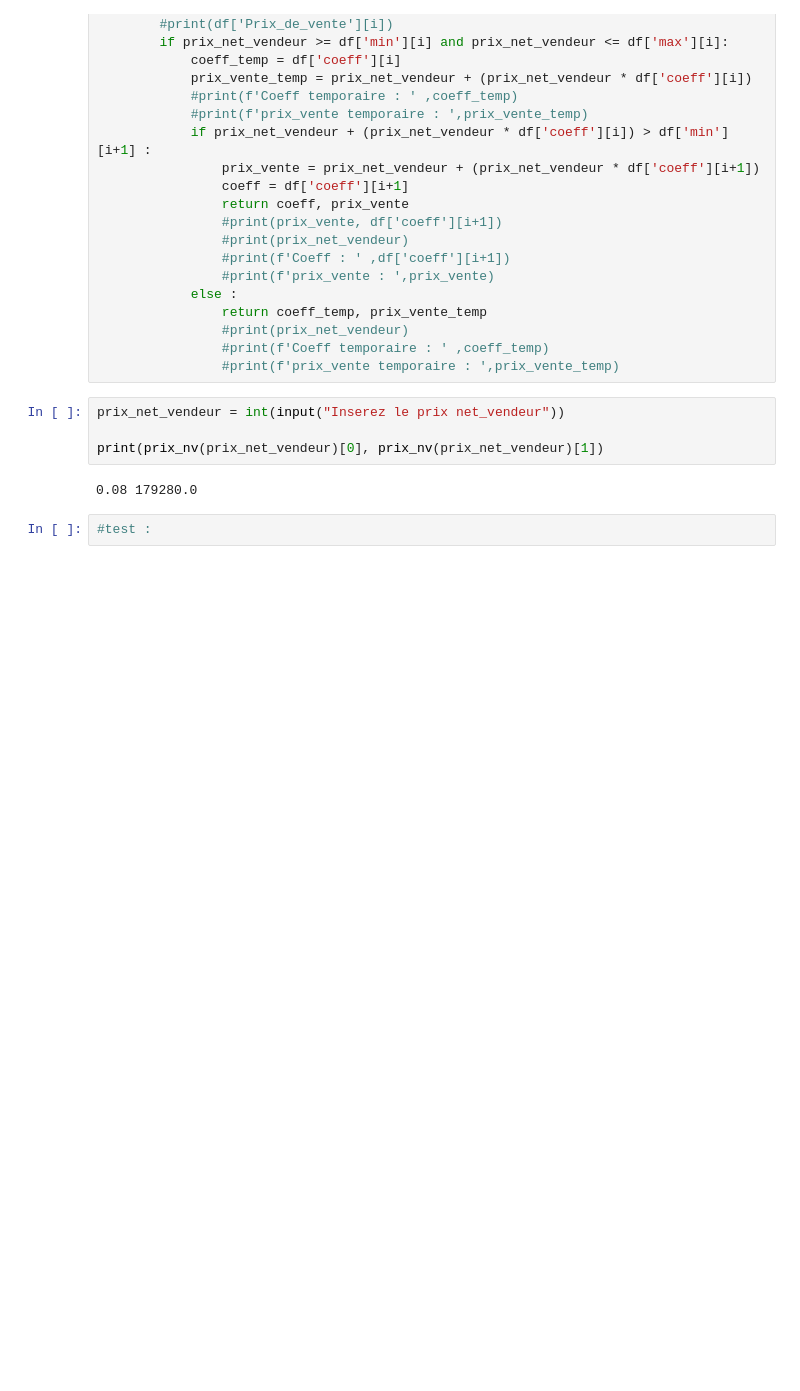
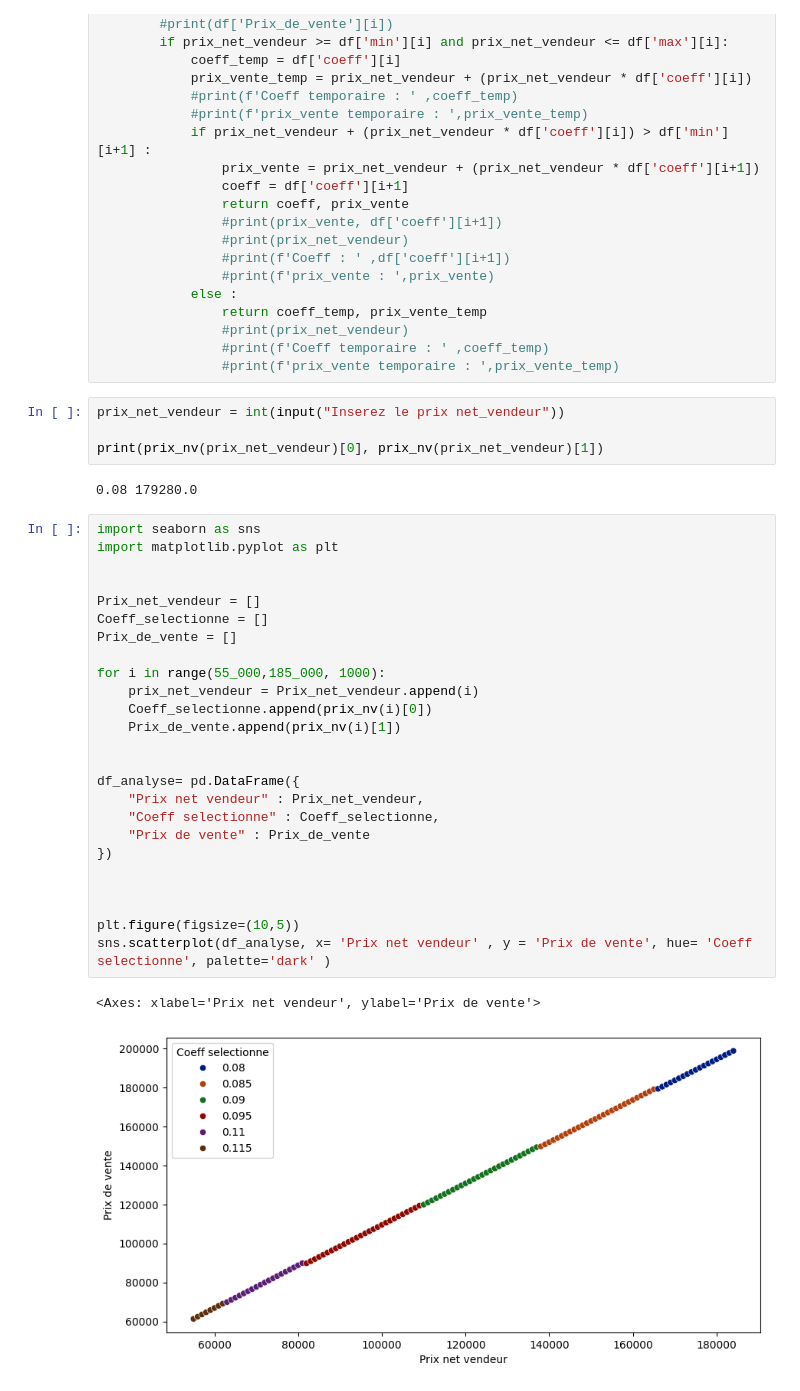
Before and after one commit to Remybrds/net_vend, a Jupyter notebook: Algo.ipynb, the cells around one changed output. Drawn from its saved outputs; the diff is of its cells as text; blank space fills up the shorter version.

```diff
--- a/Algo.ipynb
+++ b/Algo.ipynb
@@ -53,5 +53,31 @@ print(prix_nv(prix_net_vendeur)[0], prix_nv(prix_net_vendeur)[1])
 # %% [output]
 0.08 179280.0
 # %%
-#test :
+import seaborn as sns
+import matplotlib.pyplot as plt
+
+
+Prix_net_vendeur = []
+Coeff_selectionne = []
+Prix_de_vente = []
+
+for i in range(55_000,185_000, 1000):
+    prix_net_vendeur = Prix_net_vendeur.append(i)
+    Coeff_selectionne.append(prix_nv(i)[0])
+    Prix_de_vente.append(prix_nv(i)[1])
+
+
+df_analyse= pd.DataFrame({
+    "Prix net vendeur" : Prix_net_vendeur,
+    "Coeff selectionne" : Coeff_selectionne,
+    "Prix de vente" : Prix_de_vente
+})
+
+
+
+plt.figure(figsize=(10,5))
+sns.scatterplot(df_analyse, x= 'Prix net vendeur' , y = 'Prix de vente', hue= 'Coeff selectionne', palette='dark' )
+# %% [output]
+<Axes: xlabel='Prix net vendeur', ylabel='Prix de vente'>
+[figure, added]
 # %%
```
Also changed, not shown: parts of 5 cells of this notebook, 3 other files.
